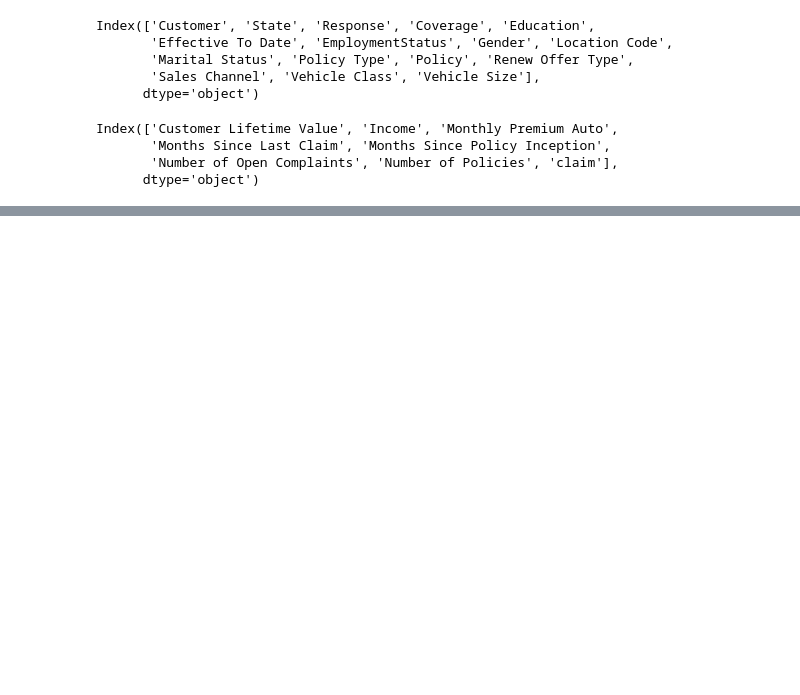
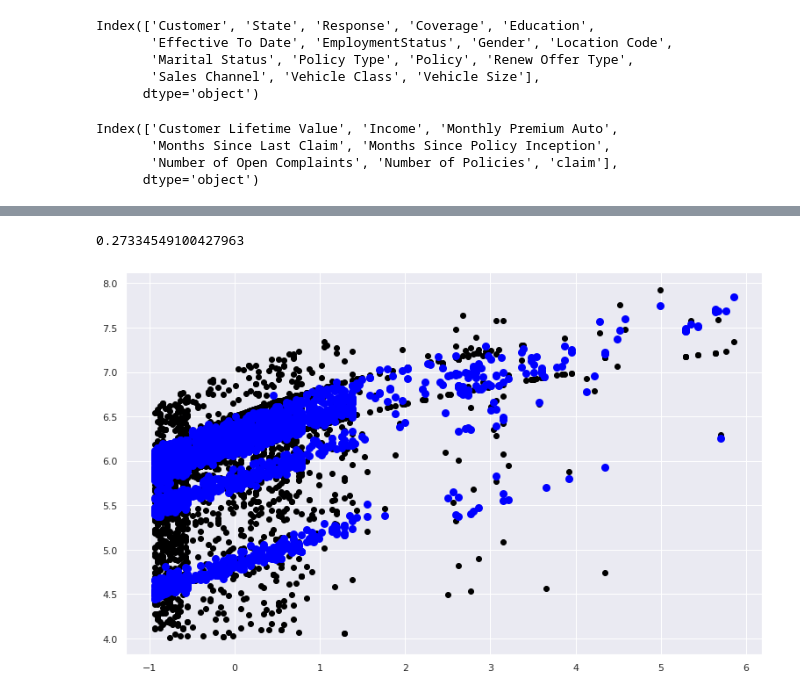
Before and after one commit to jordi-zaragoza/lab-customer-analysis-final-round, a Jupyter notebook: final_lab.ipynb, the cells around one changed output, grey strips where cells are left out. Cells and saved outputs as stored; diff of their text form; code cells hidden in the pictures; blank space fills up the shorter version.

```diff
--- a/final_lab.ipynb
+++ b/final_lab.ipynb
@@ -310,0 +320,17 @@ print("The MAE is: ",mean_absolute_error(y_true, y_pred))
+# %%
+# We can draw the regressions to see this correlation
+def resultsDrawer(selector):
+    pos = np.where(X_tot.columns == selector)[0]
+    r_coef = reg.coef_[0][pos[0]]
+    print(r_coef)
+    regression_line = reg.intercept_ + r_coef*m_df_clean3[selector]
+    # plt.plot(m_df_clean3['clv_log'], regression_line, c = 'orange')
+    # plt.scatter(m_df_clean3['clv_log'], m_df_clean3['claim'], c = 'blue' )
+    plt.scatter(X_test[selector], y_test, color="black")
+    plt.scatter(X_test[selector], y_pred, color="blue", linewidth=3)
+    plt.show()
+# %%
+resultsDrawer('Monthly Premium Auto')
+# %% [output]
+0.27334549100427963
+[figure, added]
```
Also changed, not shown: parts of 21 cells of this notebook.
